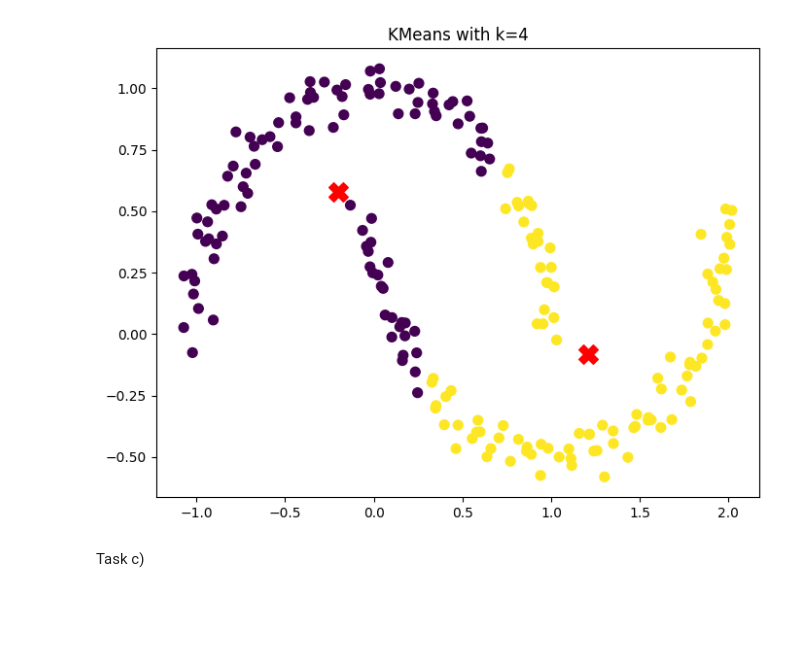
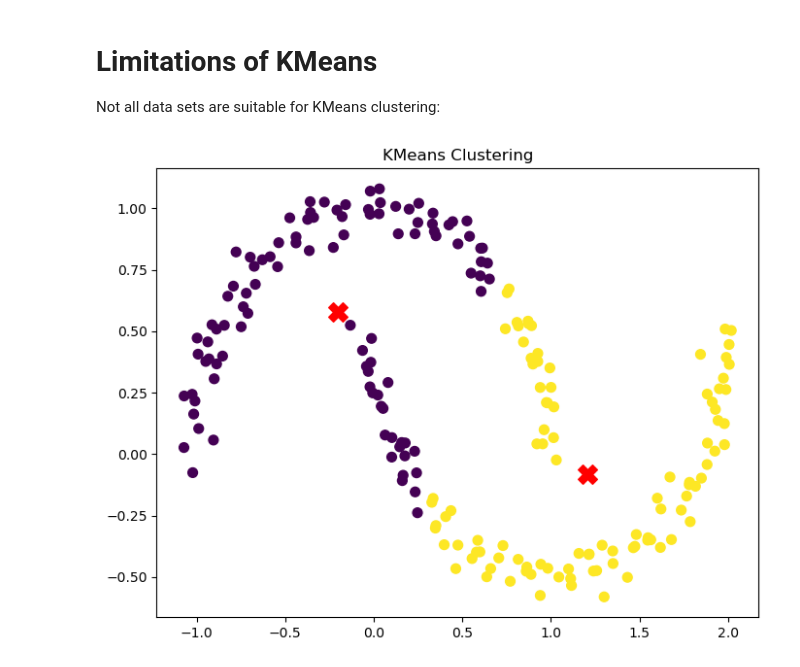
Before and after one commit to HoffOskar/ML_From_Scratch, a Jupyter notebook: KMeans.ipynb, the cells around one changed output. Drawn from its saved outputs; the diff is of its cells as text; code cells hidden in the pictures; blank space fills up the shorter version.

```diff
--- a/KMeans.ipynb
+++ b/KMeans.ipynb
@@ -249,24 +63,22 @@ Task b)
+# %% [markdown]
+# Limitations of KMeans
+Not all data sets are suitable for KMeans clustering:
 # %%
-from sklearn.datasets import make_moons
-
 ### Generate data
 X, y = make_moons(n_samples=200, noise=0.05, random_state=0)
 
 
 ### Fit KMeans
-kmeans = KMeans(n_clusters=2, random_state=0)
-kmeans.fit(X)
+k_means = KMeans(n_clusters=2)
 
 ### Predict clusters
-y_pred = kmeans.predict(X)
+y_pred = k_means.fit_predict(X)
 
 ### Plot
 plt.figure(figsize=(8, 6))
 plt.scatter(X[:, 0], X[:, 1], c=y_pred, s=50, cmap='viridis')
-plt.scatter(kmeans.cluster_centers_[:, 0], kmeans.cluster_centers_[:, 1], s=200, c='red', marker='X')
-plt.title(f'KMeans with k={k}')
+plt.scatter(k_means.centroids[:, 0], k_means.centroids[:, 1], s=200, c='red', marker='X')
+plt.title(f'KMeans Clustering')
 plt.show()
 # %% [output]
-[figure, old version]
+[figure, new version]
-# %% [markdown]
-Task c)
```
Also changed, not shown: parts of 22 cells of this notebook.
